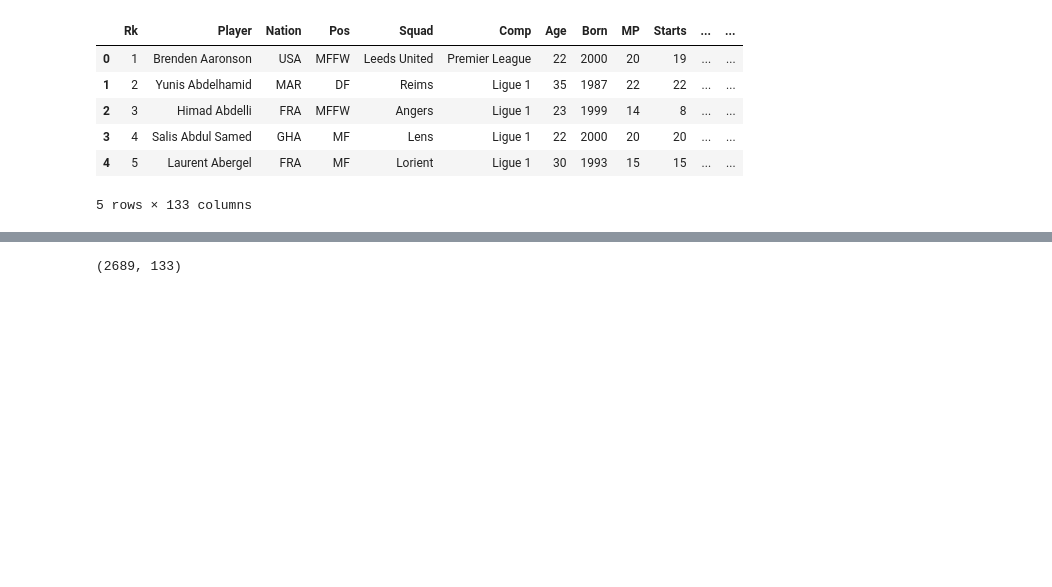
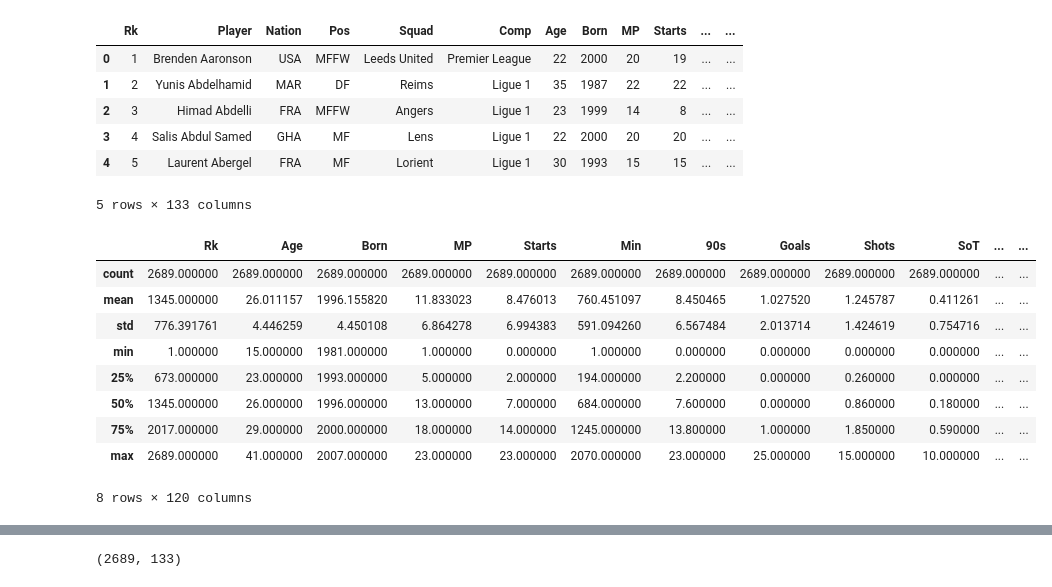
Before and after one commit to UrekMinhzino/Football-Player-Recommender-System, a Jupyter notebook: VanDick_replacement.ipynb, the cells around one changed output, grey strips where cells are left out. Saved outputs shown, nothing was run; the diff lists cells and outputs as text; code cells hidden in the pictures; blank space fills up the shorter version.

```diff
--- a/VanDick_replacement.ipynb
+++ b/VanDick_replacement.ipynb
@@ -20,3 +26,17 @@ df.head()
 | 3 | 4 | Salis Abdul Samed | GHA | MF | Lens | Ligue 1 | 22 | 2000 | 20 | 20 | ... | ... |
 | 4 | 5 | Laurent Abergel | FRA | MF | Lorient | Ligue 1 | 30 | 1993 | 15 | 15 | ... | ... |
 5 rows × 133 columns
+# %%
+# Descriptive statistics
+df.describe()
+# %% [output]
+|  | Rk | Age | Born | MP | Starts | Min | 90s | Goals | Shots | SoT | ... | ... |
+| count | 2689.000000 | 2689.000000 | 2689.000000 | 2689.000000 | 2689.000000 | 2689.000000 | 2689.000000 | 2689.000000 | 2689.000000 | 2689.000000 | ... | ... |
+| mean | 1345.000000 | 26.011157 | 1996.155820 | 11.833023 | 8.476013 | 760.451097 | 8.450465 | 1.027520 | 1.245787 | 0.411261 | ... | ... |
+| std | 776.391761 | 4.446259 | 4.450108 | 6.864278 | 6.994383 | 591.094260 | 6.567484 | 2.013714 | 1.424619 | 0.754716 | ... | ... |
+| min | 1.000000 | 15.000000 | 1981.000000 | 1.000000 | 0.000000 | 1.000000 | 0.000000 | 0.000000 | 0.000000 | 0.000000 | ... | ... |
+| 25% | 673.000000 | 23.000000 | 1993.000000 | 5.000000 | 2.000000 | 194.000000 | 2.200000 | 0.000000 | 0.260000 | 0.000000 | ... | ... |
+| 50% | 1345.000000 | 26.000000 | 1996.000000 | 13.000000 | 7.000000 | 684.000000 | 7.600000 | 0.000000 | 0.860000 | 0.180000 | ... | ... |
+| 75% | 2017.000000 | 29.000000 | 2000.000000 | 18.000000 | 14.000000 | 1245.000000 | 13.800000 | 1.000000 | 1.850000 | 0.590000 | ... | ... |
+| max | 2689.000000 | 41.000000 | 2007.000000 | 23.000000 | 23.000000 | 2070.000000 | 23.000000 | 25.000000 | 15.000000 | 10.000000 | ... | ... |
+8 rows × 120 columns
```
Also changed, not shown: parts of 8 cells of this notebook.
